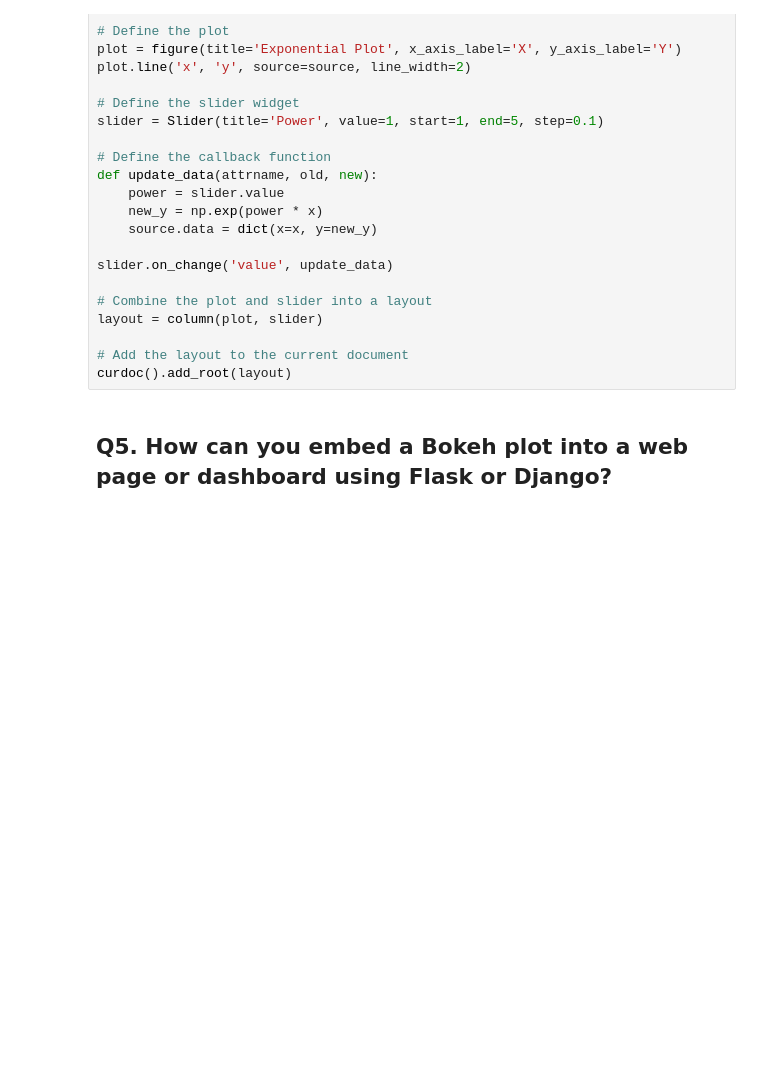
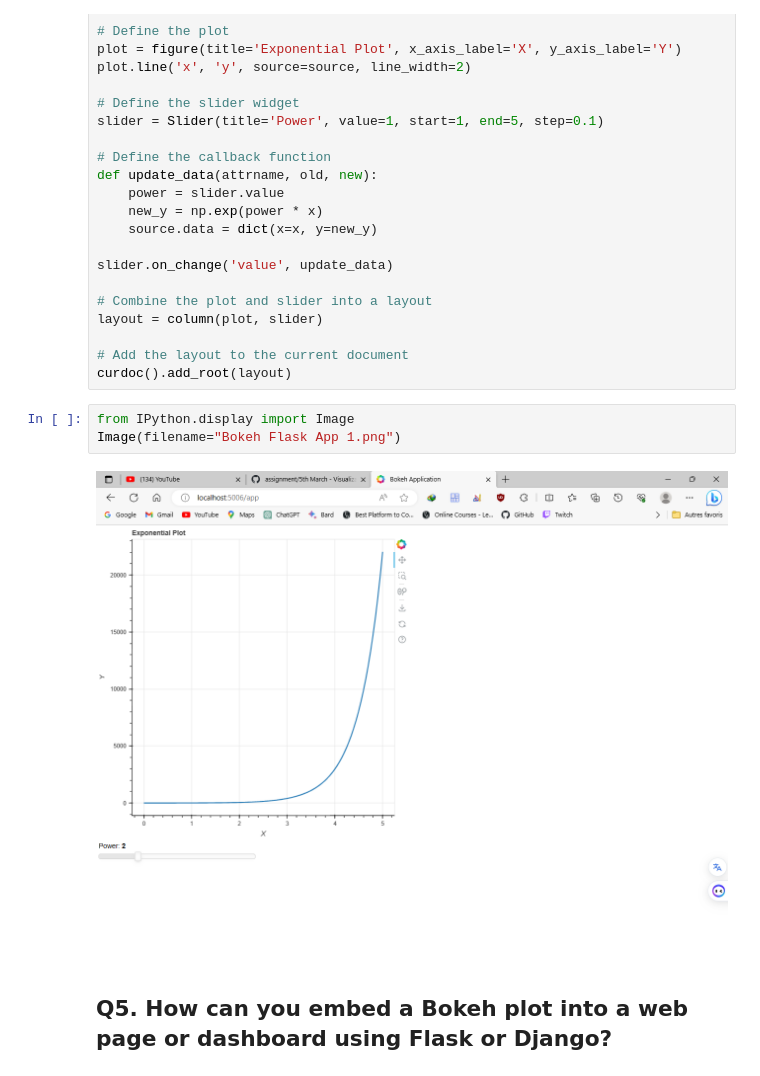
Before and after one commit to Telina-Andria/assignment, a Jupyter notebook: 5th March - Visualization Bokeh/Bokeh Assignment.ipynb, the cells around one changed output. Drawn from its saved outputs; the diff is of its cells as text; blank space fills up the shorter version.

Commit message:
Bokeh assignment

```diff
--- a/5th March - Visualization Bokeh/Bokeh Assignment.ipynb
+++ b/5th March - Visualization Bokeh/Bokeh Assignment.ipynb
@@ -117,6 +117,11 @@ layout = column(plot, slider)
 
 # Add the layout to the current document
 curdoc().add_root(layout)
+# %%
+from IPython.display import Image
+Image(filename="Bokeh Flask App 1.png")
+# %% [output]
+[figure, added]
 # %% [markdown]
 ## Q5. How can you embed a Bokeh plot into a web page or dashboard using Flask or Django?
 # %%
```
Also changed, not shown: parts of 1 cell of this notebook, 2 other files.
